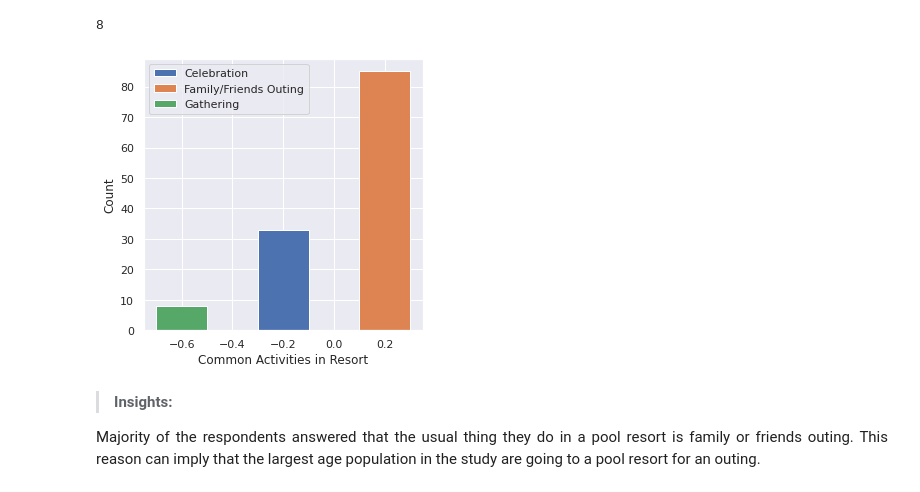
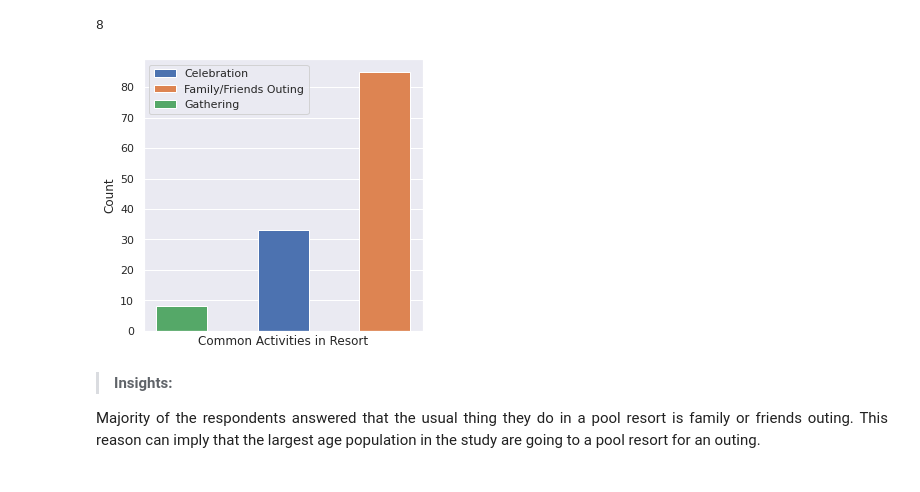
Before and after one commit to TiffanyHizon/-58022---CpE-AIDA-Lab, a Jupyter notebook: Data Analysis/58022_Data_Analysis_Buh_AI.ipynb, the cells around one changed output. Saved outputs shown, nothing was run; the diff lists cells and outputs as text; code cells hidden in the pictures.

```diff
--- a/Data Analysis/58022_Data_Analysis_Buh_AI.ipynb
+++ b/Data Analysis/58022_Data_Analysis_Buh_AI.ipynb
@@ -275,28 +275,29 @@ gathering_sum
 # %%
 x_celeb=['Celebration']
 x_celeb = np.arange(len(x_celeb))
 
 x_outing=['Family/Friends Outing']
 x_outing = np.arange(len(x_outing))
 
 x_gathering =['Gathering']
 x_gathering = np.arange(len(x_gathering))
 
 plt.bar(x_celeb - 0.2, celeb_sum, 0.2, label='Celebration')
 plt.bar(x_outing + 0.2, outing_sum, 0.2, label='Family/Friends Outing')
 plt.bar(x_gathering - 0.6, gathering_sum, 0.2, label='Gathering')
 
 plt.xlabel('Common Activities in Resort')
 plt.ylabel('Count')
 
 fig = plt.gcf()
 fig.set_size_inches(5, 5)
 
+plt.xticks([])
 plt.legend()
 plt.savefig('Q1.png', dpi=300)
 plt.show()
 # %% [output]
-[figure, old version]
+[figure, new version]
 # %% [markdown]
 >**Insights:** <br>
 <p align = Justify>Majority of the respondents answered that the usual thing they do in a pool resort is family or friends outing. This reason can imply that the largest age population in the study are going to a pool resort for an outing.  </p>
```
Also changed, not shown: parts of 10 cells of this notebook.
